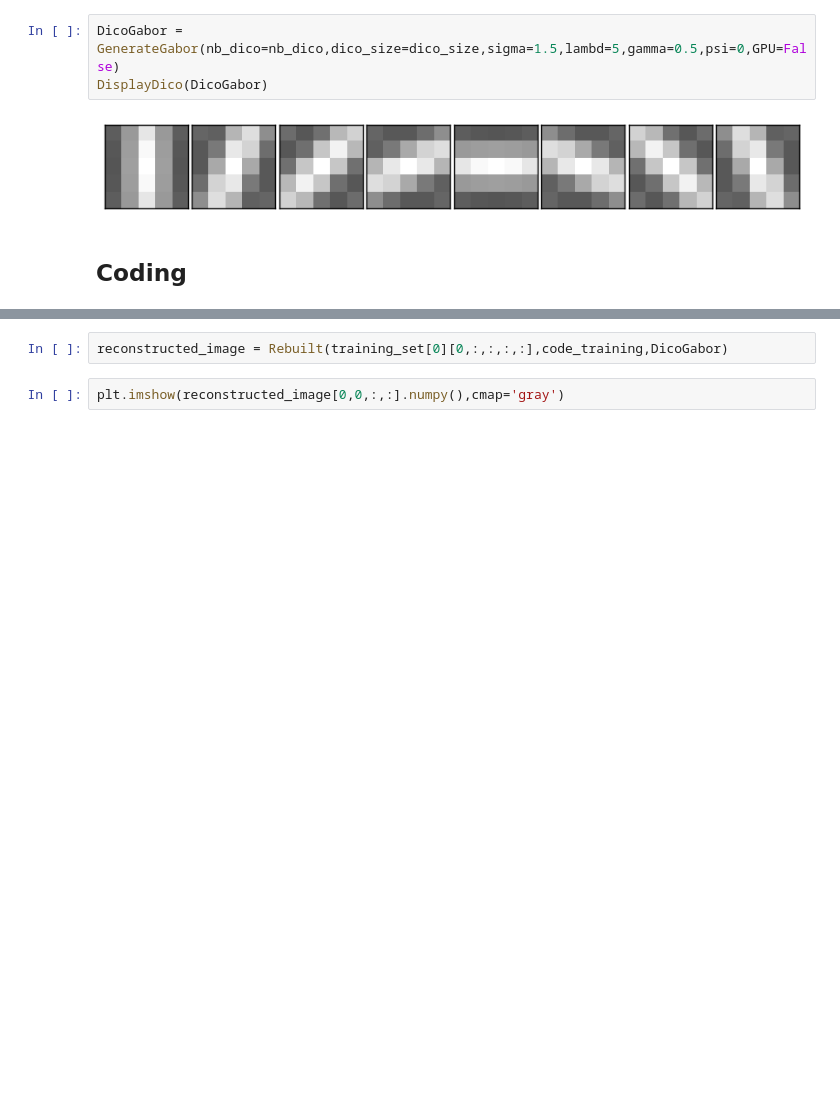
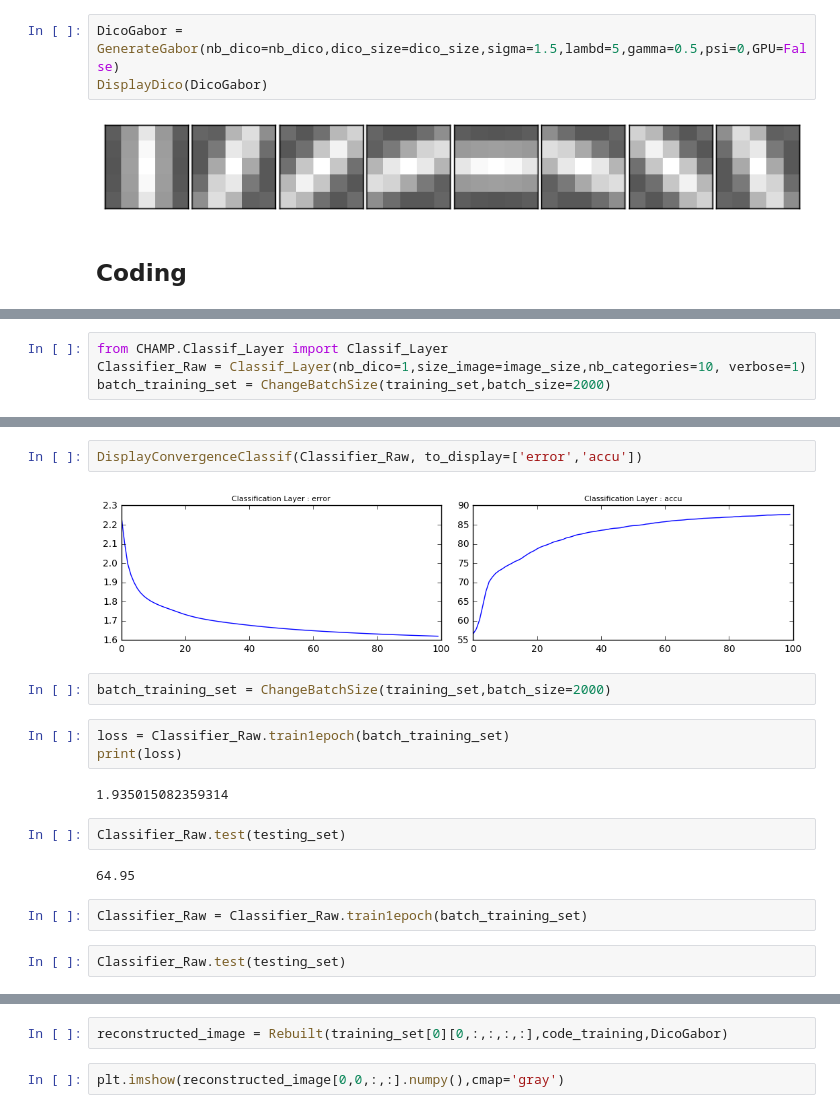
Before and after one commit to VictorBoutin/CHAMP, a Jupyter notebook: Probe/Coding.With.CHAMP.MNIST.ipynb, the cells around one changed output, grey strips where cells are left out. Cells and saved outputs as stored; diff of their text form; blank space fills up the shorter version.

```diff
--- a/Probe/Coding.With.CHAMP.MNIST.ipynb
+++ b/Probe/Coding.With.CHAMP.MNIST.ipynb
@@ -64,0 +60,4 @@ code_training = ConvMP(image_input=training_set[0][0,:,:,:,:], dictionary=DicoGa
+# %%
+from CHAMP.Classif_Layer import Classif_Layer
+Classifier_Raw = Classif_Layer(nb_dico=1,size_image=image_size,nb_categories=10, verbose=1)
+batch_training_set = ChangeBatchSize(training_set,batch_size=2000)
@@ -64,0 +84,19 @@ code_training = ConvMP(image_input=training_set[0][0,:,:,:,:], dictionary=DicoGa
+# %%
+DisplayConvergenceClassif(Classifier_Raw, to_display=['error','accu'])
+# %% [output]
+[figure, added]
+# %%
+batch_training_set = ChangeBatchSize(training_set,batch_size=2000)
+# %%
+loss = Classifier_Raw.train1epoch(batch_training_set)
+print(loss)
+# %% [output]
+1.935015082359314
+# %%
+Classifier_Raw.test(testing_set)
+# %% [output]
+64.95
+# %%
+Classifier_Raw = Classifier_Raw.train1epoch(batch_training_set)
+# %%
+Classifier_Raw.test(testing_set)
```
Also changed, not shown: parts of 8 cells of this notebook, 3 other files.
